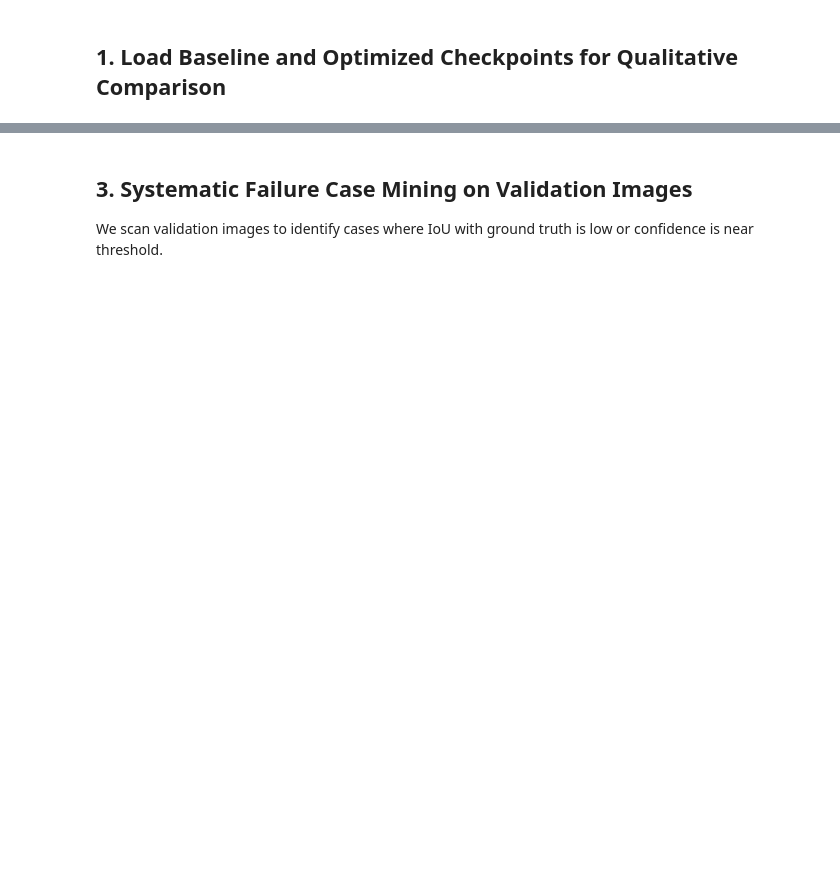
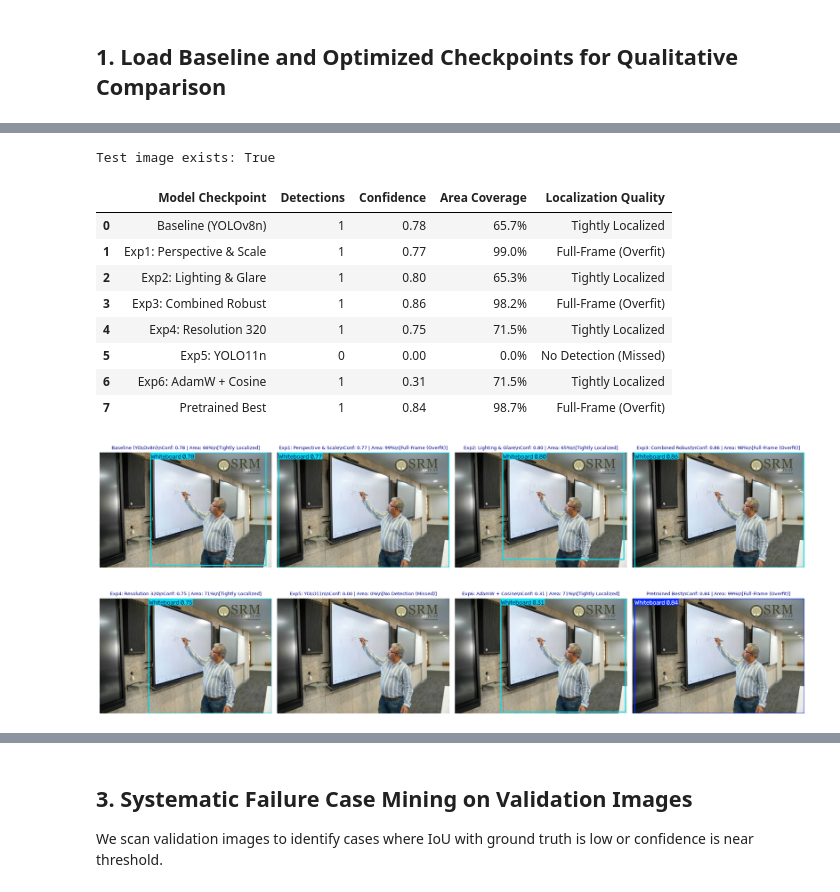
Before and after one commit to SkandaPranith/Boardmind-AI-, a Jupyter notebook: notebooks/07_whiteboard_error_analysis.ipynb, the cells around one changed output, grey strips where cells are left out. Drawn from its saved outputs; the diff is of its cells as text; code cells hidden in the pictures; blank space fills up the shorter version.

Commit message:
Ran models pipeline script, updated all notebooks across 10 epochs, got results. More optimizing can be drone fr

```diff
--- a/notebooks/07_whiteboard_error_analysis.ipynb
+++ b/notebooks/07_whiteboard_error_analysis.ipynb
@@ -51,23 +71,72 @@ Testing on an independent real-world classroom photo to observe perspective dist
 # %%
 test_img_path = PROJECT_ROOT / 'notebooks' / 'board-srmap.jpg'
-print("Test image exists:", test_img_path.exists())
+print('Test image exists:', test_img_path.exists())
 
-res_base = model_baseline.predict(str(test_img_path), conf=0.25, imgsz=416, device='cpu')[0]
-res_opt = model_optimized.predict(str(test_img_path), conf=0.25, imgsz=416, device='cpu')[0]
+orig_img = cv2.imread(str(test_img_path))
+h_img, w_img = orig_img.shape[:2]
+total_pixels = h_img * w_img
 
-# Render side-by-side
-im_base = res_base.plot()
-im_opt = res_opt.plot()
+comparison_data = []
+plotted_images = []
 
-fig, axes = plt.subplots(1, 2, figsize=(16, 7))
-axes[0].imshow(cv2.cvtColor(im_base, cv2.COLOR_BGR2RGB))
-axes[0].set_title(f"Baseline Detection (Boxes: {len(res_base.boxes)})")
-axes[0].axis('off')
+for name, model in available_models.items():
+    res = model.predict(str(test_img_path), conf=0.25, imgsz=416, device='cpu', verbose=False)[0]
+    num_boxes = len(res.boxes)
 
-axes[1].imshow(cv2.cvtColor(im_opt, cv2.COLOR_BGR2RGB))
-axes[1].set_title(f"Optimized Model Detection (Boxes: {len(res_opt.boxes)})")
-axes[1].axis('off')
+    if num_boxes > 0:
+        conf = float(res.boxes.conf[0])
+        box = res.boxes.xyxy[0].cpu().numpy()
+        bw = box[2] - box[0]
+        bh = box[3] - box[1]
+        area_ratio = (bw * bh) / total_pixels
+        quality = 'Full-Frame (Overfit)' if area_ratio > 0.85 else 'Tightly Localized'
+    else:
+        conf = 0.0
+        area_ratio = 0.0
+        quality = 'No Detection (Missed)'
+
+    comparison_data.append({
+        'Model Checkpoint': name,
+        'Detections': num_boxes,
+        'Confidence': round(conf, 2),
+        'Area Coverage': f'{area_ratio * 100:.1f}%',
+        'Localization Quality': quality
+    })
+    plotted_images.append((name, res.plot(), num_boxes, conf, area_ratio, quality))
+
+# Display comparison DataFrame
+df_eval = pd.DataFrame(comparison_data)
+display(df_eval)
+
+# Render all models in a clean grid
+num_models = len(plotted_images)
+cols = 4
+rows = (num_models + cols - 1) // cols
+
+fig, axes = plt.subplots(rows, cols, figsize=(20, 4.5 * rows))
+axes = axes.flatten()
+
+for idx, (name, im_bgr, n_boxes, conf, area_ratio, quality) in enumerate(plotted_images):
+    im_rgb = cv2.cvtColor(im_bgr, cv2.COLOR_BGR2RGB)
+    axes[idx].imshow(im_rgb)
+    axes[idx].set_title(f'{name}\\nConf: {conf:.2f} | Area: {area_ratio*100:.0f}%\\n[{quality}]', fontsize=9, color='darkblue')
+    axes[idx].axis('off')
+
+for idx in range(num_models, len(axes)):
+    axes[idx].axis('off')
 
 plt.tight_layout()
-plt.savefig(str(ERROR_ANALYSIS_DIR / 'comparison_board_srmap.jpg'))
+plt.savefig(str(ERROR_ANALYSIS_DIR / 'all_models_comparison_board_srmap.jpg'), dpi=200)
 plt.show()
+# %% [output]
+Test image exists: True
+|  | Model Checkpoint | Detections | Confidence | Area Coverage | Localization Quality |
+| 0 | Baseline (YOLOv8n) | 1 | 0.78 | 65.7% | Tightly Localized |
+| 1 | Exp1: Perspective & Scale | 1 | 0.77 | 99.0% | Full-Frame (Overfit) |
+| 2 | Exp2: Lighting & Glare | 1 | 0.80 | 65.3% | Tightly Localized |
+| 3 | Exp3: Combined Robust | 1 | 0.86 | 98.2% | Full-Frame (Overfit) |
+| 4 | Exp4: Resolution 320 | 1 | 0.75 | 71.5% | Tightly Localized |
+| 5 | Exp5: YOLO11n | 0 | 0.00 | 0.0% | No Detection (Missed) |
+| 6 | Exp6: AdamW + Cosine | 1 | 0.31 | 71.5% | Tightly Localized |
+| 7 | Pretrained Best | 1 | 0.84 | 98.7% | Full-Frame (Overfit) |
+[figure, added]
```
Also changed, not shown: parts of 6 cells of this notebook, 16 other files.
